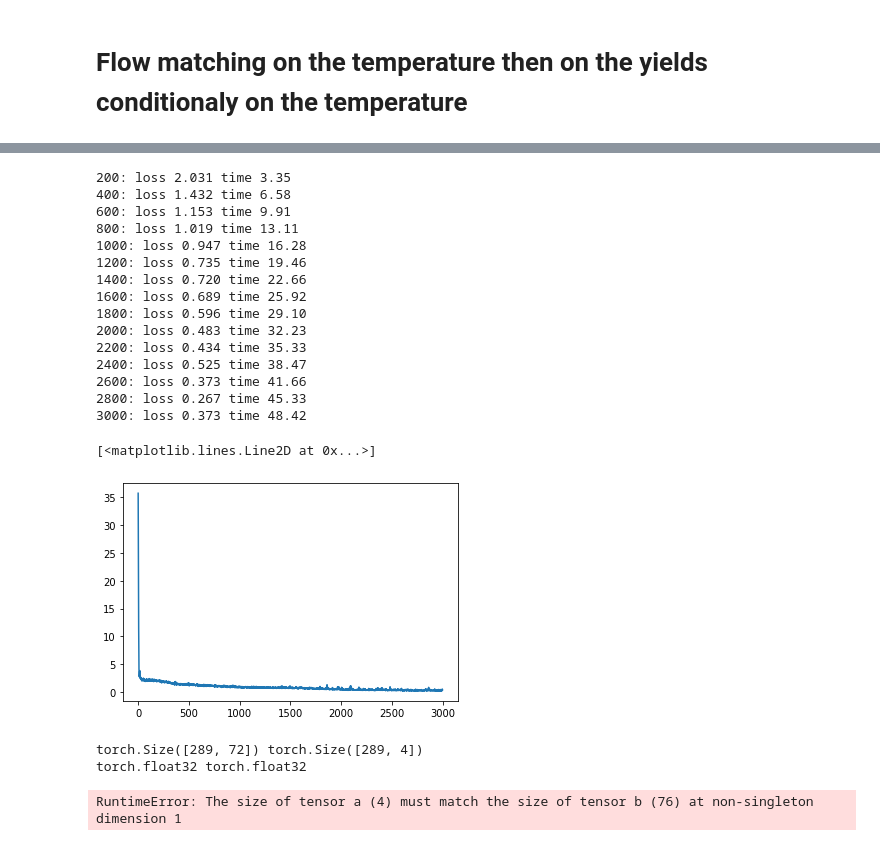
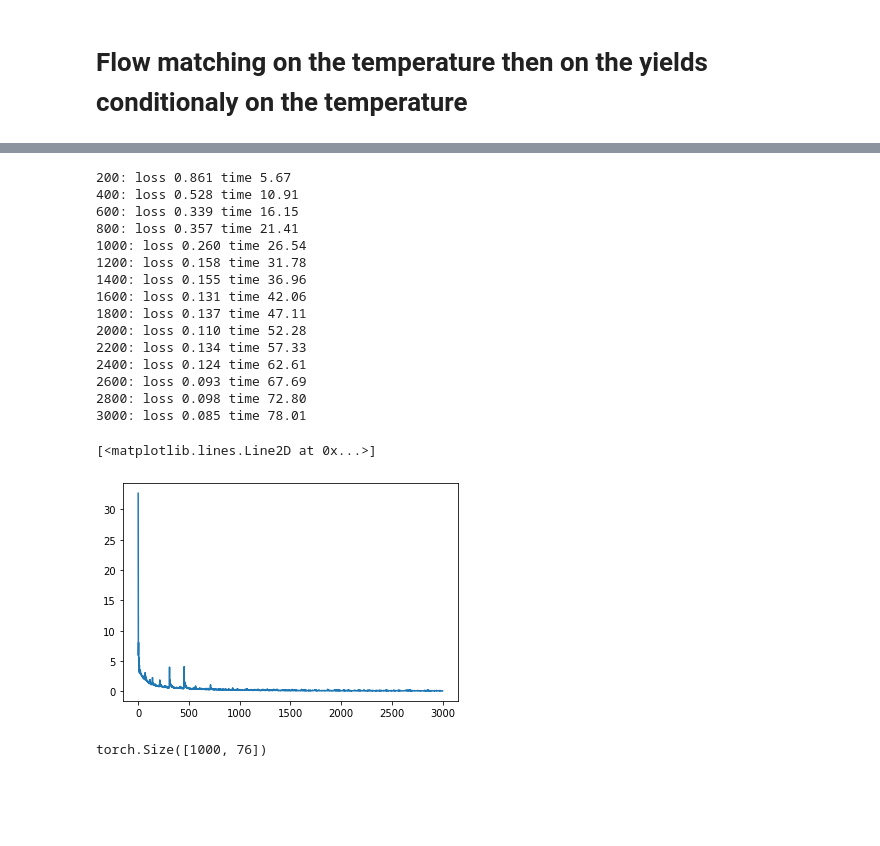
Before and after one commit to elkhomar/Genhack3, a Jupyter notebook: FlowMatching.ipynb, the cells around one changed output, grey strips where cells are left out. Drawn from its saved outputs; the diff is of its cells as text; code cells hidden in the pictures; blank space fills up the shorter version.

```diff
--- a/FlowMatching.ipynb
+++ b/FlowMatching.ipynb
@@ -118,9 +118,9 @@ plt.show()
 sigma = 0.1
 dim = 4
 batch_size = 256
-model = MLP(dim=dim, time_varying=True, w=50)
+model = MLP(dim=dim, time_varying=True, w=128)
 optimizer = torch.optim.Adam(model.parameters())
-FM = ExactOptimalTransportConditionalFlowMatcher(sigma=sigma)
+FM = ConditionalFlowMatcher(sigma=sigma)
 
 losses = []
 start = time.time()
@@ -218,12 +177,11 @@ plt.show()
 # %%
 weather = dataset[[x for x in dataset.columns if x not in ['YIELD_40', 'YIELD_49', 'YIELD_63', 'YIELD_90', 'Q40', 'Q49', 'Q63', 'Q90']]]
 # %%
-sigma = 0.2
 weather_dim = weather.shape[1]
 batch_size = 256
-weather_model = MLP(dim=weather_dim, time_varying=True, w=64)
+weather_model = MLP(dim=weather_dim, time_varying=True, w=256)
 optimizer = torch.optim.Adam(weather_model.parameters())
-FM = ExactOptimalTransportConditionalFlowMatcher(sigma=sigma)
+FM = ConditionalFlowMatcher(sigma=sigma)
 
 losses = []
 start = time.time()
@@ -284,59 +242,59 @@ class MLP(torch.nn.Module):
             torch.nn.SELU(),
             torch.nn.Linear(w, out_dim),
         )
+        self.cond_dim = cond_dim
 
     def forward(self, x):
-        return self.net(x)
+        return torch.cat((self.net(x), torch.zeros((x.shape[0], self.cond_dim))), dim=1)
 
-sigma = 0.1
 yields_dim = 4
 batch_size = 256
-cond_model = MLP(dim=yields_dim, cond_dim=weather_dim, time_varying=True, w=50)
+cond_model = MLP(dim=yields_dim, cond_dim=weather_dim, time_varying=True, w=502)
 optimizer = torch.optim.Adam(cond_model.parameters())
-FM = ExactOptimalTransportConditionalFlowMatcher(sigma=sigma)
+FM = ConditionalFlowMatcher(sigma=sigma)
 
 losses = []
 start = time.time()
 for k in range(3000):
     optimizer.zero_grad()
 
     x0 = torch.rand([batch_size,yields_dim], dtype=torch.float32)
 
     data = dataset.sample(n=batch_size, random_state=np.random.seed(seed))
     x1 = torch.tensor(data[features].values, dtype=torch.float32)
     w1 = torch.tensor(data[[x for x in dataset.columns if not (x in features or x in aux_columns)]].values, dtype=torch.float32)
 
     t, xt, ut = FM.sample_location_and_conditional_flow(x0, x1)
     vt = cond_model(torch.cat([xt, w1, t[:, None]], dim=-1))
-    loss = torch.mean((vt - ut) ** 2)
+    loss = torch.mean((vt[:,:4] - ut) ** 2)
     losses.append(loss.item())
 
     loss.backward()
     optimizer.step()
 
     if (k + 1) % 200 == 0:
         end = time.time()
         print(f"{k+1}: loss {loss.item():0.3f} time {(end - start):0.2f}")
 
 plt.plot(losses)
 # %% [output]
-200: loss 2.031 time 3.35
-400: loss 1.432 time 6.58
-600: loss 1.153 time 9.91
-800: loss 1.019 time 13.11
-1000: loss 0.947 time 16.28
-1200: loss 0.735 time 19.46
-1400: loss 0.720 time 22.66
-1600: loss 0.689 time 25.92
-1800: loss 0.596 time 29.10
-2000: loss 0.483 time 32.23
-2200: loss 0.434 time 35.33
-2400: loss 0.525 time 38.47
-2600: loss 0.373 time 41.66
-2800: loss 0.267 time 45.33
-3000: loss 0.373 time 48.42
+200: loss 0.861 time 5.67
+400: loss 0.528 time 10.91
+600: loss 0.339 time 16.15
+800: loss 0.357 time 21.41
+1000: loss 0.260 time 26.54
+1200: loss 0.158 time 31.78
+1400: loss 0.155 time 36.96
+1600: loss 0.131 time 42.06
+1800: loss 0.137 time 47.11
+2000: loss 0.110 time 52.28
+2200: loss 0.134 time 57.33
+2400: loss 0.124 time 62.61
+2600: loss 0.093 time 67.69
+2800: loss 0.098 time 72.80
+3000: loss 0.085 time 78.01
 [<matplotlib.lines.Line2D at 0x...>]
-[figure, old version]
+[figure, new version]
 # %%
 def sample_weather(weather_model, batch_size):
     node = NeuralODE(torch_wrapper(weather_model), solver="dopri5", sensitivity="adjoint", atol=1e-4, rtol=1e-4)
@@ -351,17 +309,14 @@ def sample_yields(weather_model, cond_model, batch_size):
     weather_conds = sample_weather(weather_model, batch_size)
     node = NeuralODE(torch_wrapper(cond_model), solver="dopri5", sensitivity="adjoint", atol=1e-4, rtol=1e-4)
     rand = torch.rand((batch_size,yields_dim), dtype=torch.float32)
-    print(weather_conds.shape, rand.shape)
-    print(weather_conds.dtype, rand.dtype)
-    x0 = torch.cat([rand, weather_conds], dim=-1) #WTF ? TODO: Solve this issue idk why it's not working as it should
+    x0 = torch.cat([rand, weather_conds], dim=1)
+    print(x0.shape)
     traj = node.trajectory(
             x0,
             t_span=torch.linspace(0, 1, 100),
             )
     return traj[-1]
 
-sample_yields(weather_model, cond_model, 289)
+samples2 = pd.DataFrame(sample_yields(weather_model, cond_model, 1000).detach())
 # %% [output]
-torch.Size([289, 72]) torch.Size([289, 4])
-torch.float32 torch.float32
+torch.Size([1000, 76])
-RuntimeError: The size of tensor a (4) must match the size of tensor b (76) at non-singleton dimension 1
```
Also changed, not shown: parts of 4 cells of this notebook.
